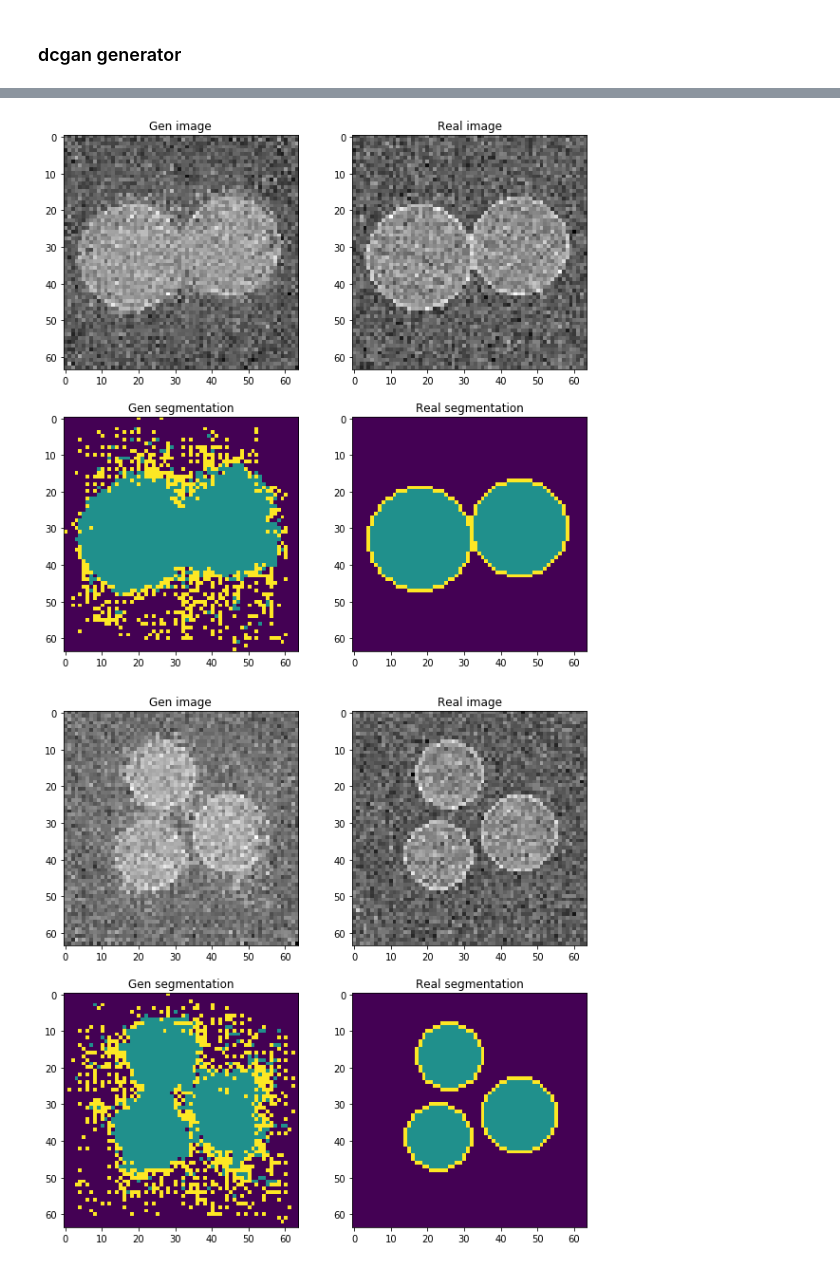
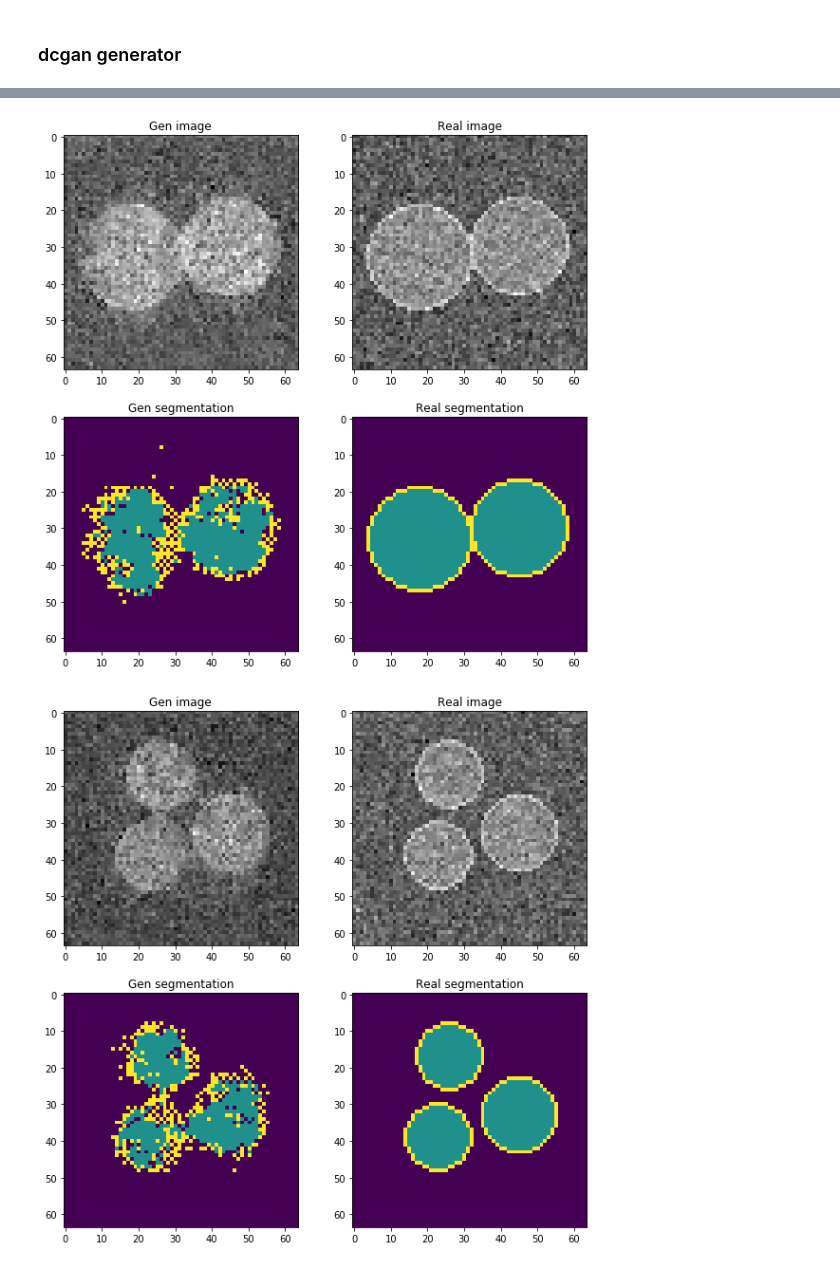
Before and after one commit to ashysheya/research_project, a Jupyter notebook: training_baseline_unet.ipynb, the cells around one changed output, grey strips where cells are left out. Cells and saved outputs as stored; diff of their text form; code cells hidden in the pictures.

```diff
--- a/training_baseline_unet.ipynb
+++ b/training_baseline_unet.ipynb
@@ -308,13 +319,13 @@ plt.show()
 # %%
 gen_loss, segm_loss = test(net=dcgan,
                            test_images=test_images,
                            test_segmentation=test_segmentation,
                            segm_loss=segm_loss,
                            img_loss=img_loss,
                            is_generative=True,
                            z_input=z_test,
                            lr=0.005,
-                           num_epoch=5000)
+                           num_epoch=50000)
 # %% [output]
-[figure, old version]
+[figure, new version]
-[figure, old version]
+[figure, new version]
```
Also changed, not shown: parts of 8 cells of this notebook.
